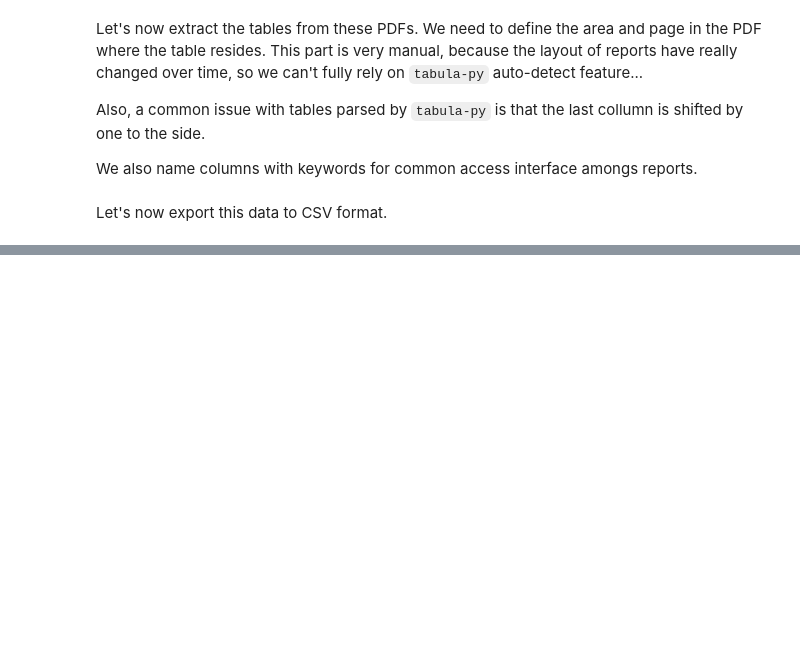
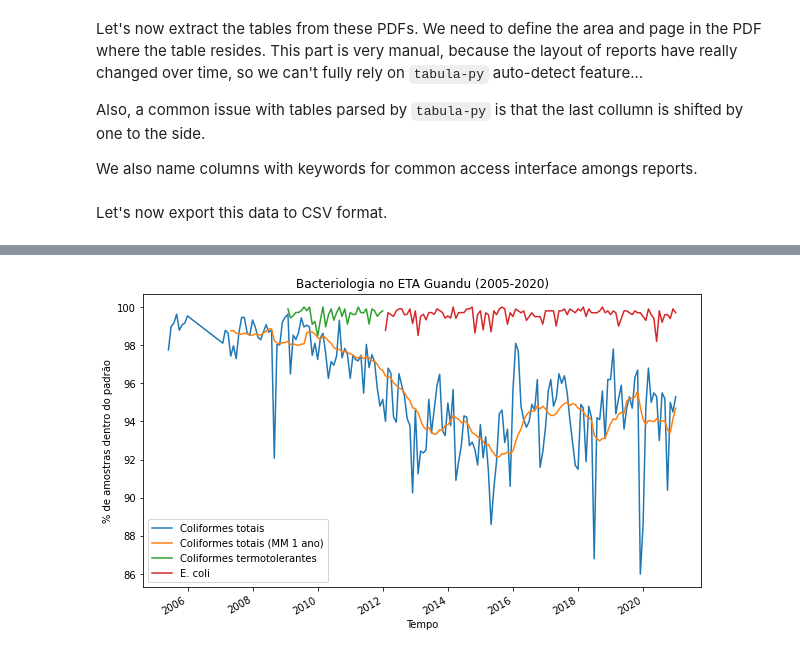
Before and after one commit to guidanoli/inf1032, a Jupyter notebook: guandu_historic_data.ipynb, the cells around one changed output, grey strips where cells are left out. Cells and saved outputs as stored; diff of their text form; code cells hidden in the pictures; blank space fills up the shorter version.

```diff
--- a/guandu_historic_data.ipynb
+++ b/guandu_historic_data.ipynb
@@ -216,0 +305,13 @@ for year, reportdata in reports.items():
+# %%
+plt.figure(figsize=[10,6])
+plt.title('Bacteriologia no ETA Guandu (2005-2020)')
+df.total_coliforms_pct.plot(label='Coliformes totais')
+df.total_coliforms_pct.rolling(window=12).mean().plot(label='Coliformes totais (MM 1 ano)')
+df.thermo_coliforms_pct.plot(label='Coliformes termotolerantes')
+df.e_coli_pct.plot(label='E. coli')
+plt.xlabel('Tempo')
+plt.ylabel('% de amostras dentro do padrão')
+plt.legend(loc='best')
+plt.show()
+# %% [output]
+[figure, added]
```
Also changed, not shown: parts of 11 cells of this notebook, 10 other files.
